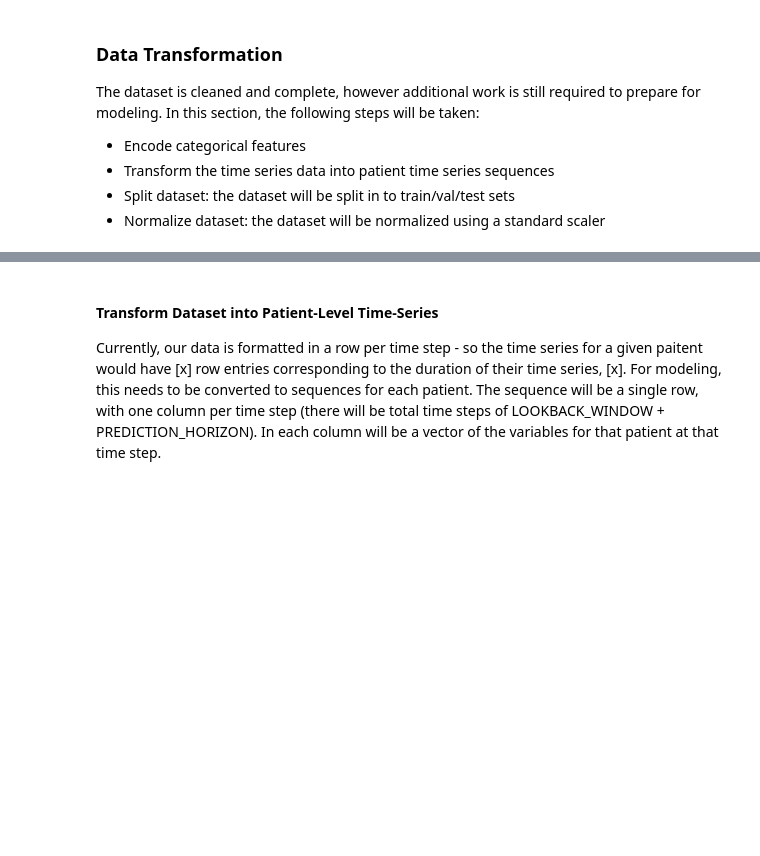
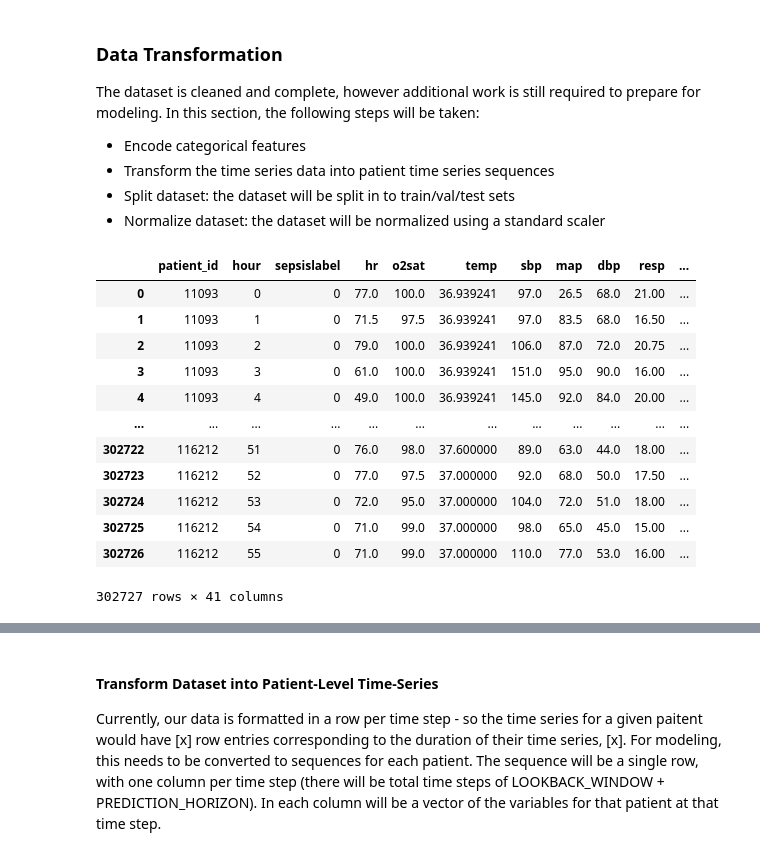
Before and after one commit to t4ai/early-sepsis-prediction, a Jupyter notebook: 3 - Feature Engineering and Data Prep.ipynb, the cells around one changed output, grey strips where cells are left out. Cells and saved outputs as stored; diff of their text form; code cells hidden in the pictures; blank space fills up the shorter version.

```diff
--- a/3 - Feature Engineering and Data Prep.ipynb
+++ b/3 - Feature Engineering and Data Prep.ipynb
@@ -31,0 +62,18 @@ The dataset is cleaned and complete, however additional work is still required t
+# %%
+# create the lag features for t-1
+sepsis_dataset_with_lags = create_lag_features(sepsis_dataset, 1, continuous_feature_cols)
+sepsis_dataset_with_lags
+# %% [output]
+|  | patient_id | hour | sepsislabel | hr | o2sat | temp | sbp | map | dbp | resp | ... |
+| 0 | 11093 | 0 | 0 | 77.0 | 100.0 | 36.939241 | 97.0 | 26.5 | 68.0 | 21.00 | ... |
+| 1 | 11093 | 1 | 0 | 71.5 | 97.5 | 36.939241 | 97.0 | 83.5 | 68.0 | 16.50 | ... |
+| 2 | 11093 | 2 | 0 | 79.0 | 100.0 | 36.939241 | 106.0 | 87.0 | 72.0 | 20.75 | ... |
+| 3 | 11093 | 3 | 0 | 61.0 | 100.0 | 36.939241 | 151.0 | 95.0 | 90.0 | 16.00 | ... |
+| 4 | 11093 | 4 | 0 | 49.0 | 100.0 | 36.939241 | 145.0 | 92.0 | 84.0 | 20.00 | ... |
+| ... | ... | ... | ... | ... | ... | ... | ... | ... | ... | ... | ... |
+| 302722 | 116212 | 51 | 0 | 76.0 | 98.0 | 37.600000 | 89.0 | 63.0 | 44.0 | 18.00 | ... |
+| 302723 | 116212 | 52 | 0 | 77.0 | 97.5 | 37.000000 | 92.0 | 68.0 | 50.0 | 17.50 | ... |
+| 302724 | 116212 | 53 | 0 | 72.0 | 95.0 | 37.000000 | 104.0 | 72.0 | 51.0 | 18.00 | ... |
+| 302725 | 116212 | 54 | 0 | 71.0 | 99.0 | 37.000000 | 98.0 | 65.0 | 45.0 | 15.00 | ... |
+| 302726 | 116212 | 55 | 0 | 71.0 | 99.0 | 37.000000 | 110.0 | 77.0 | 53.0 | 16.00 | ... |
+302727 rows × 41 columns
```
Also changed, not shown: parts of 22 cells of this notebook, 2 other files.
